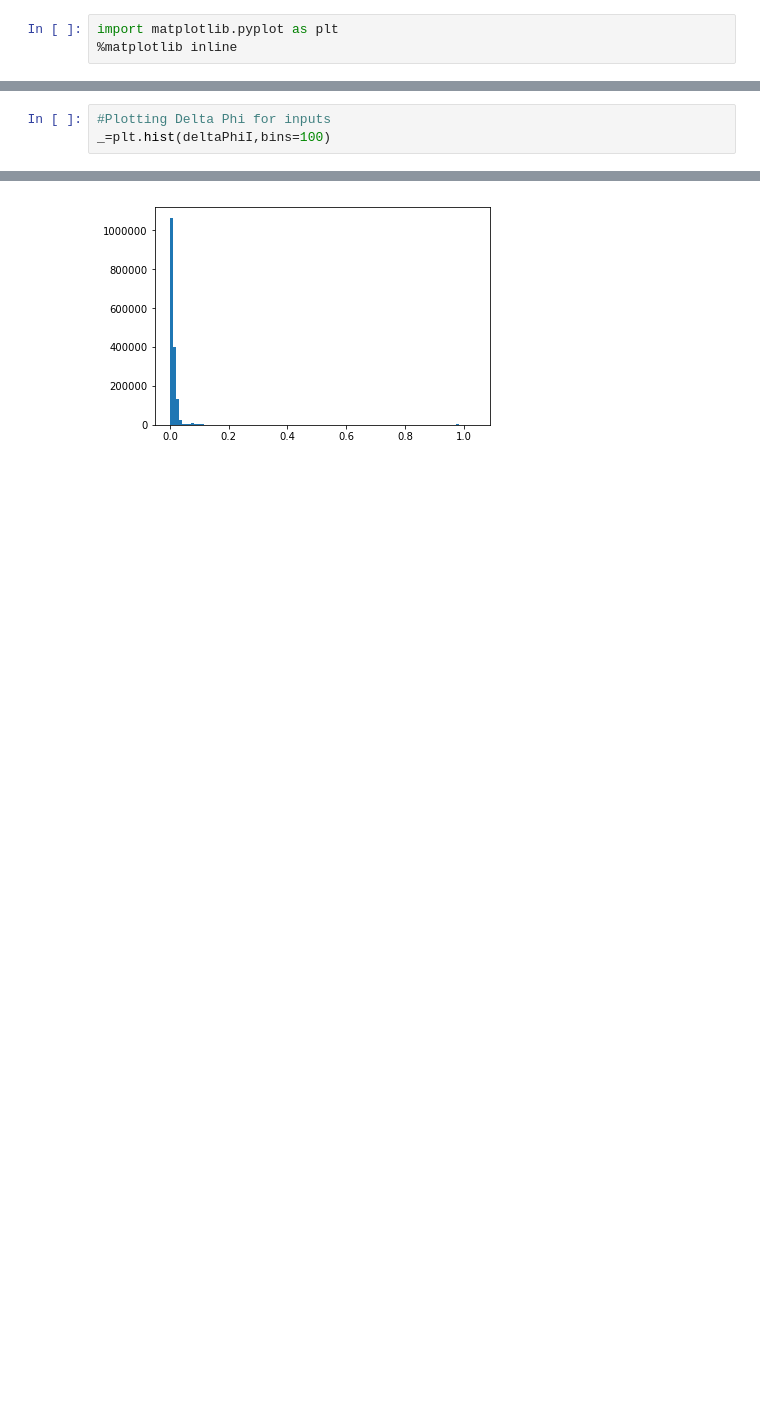
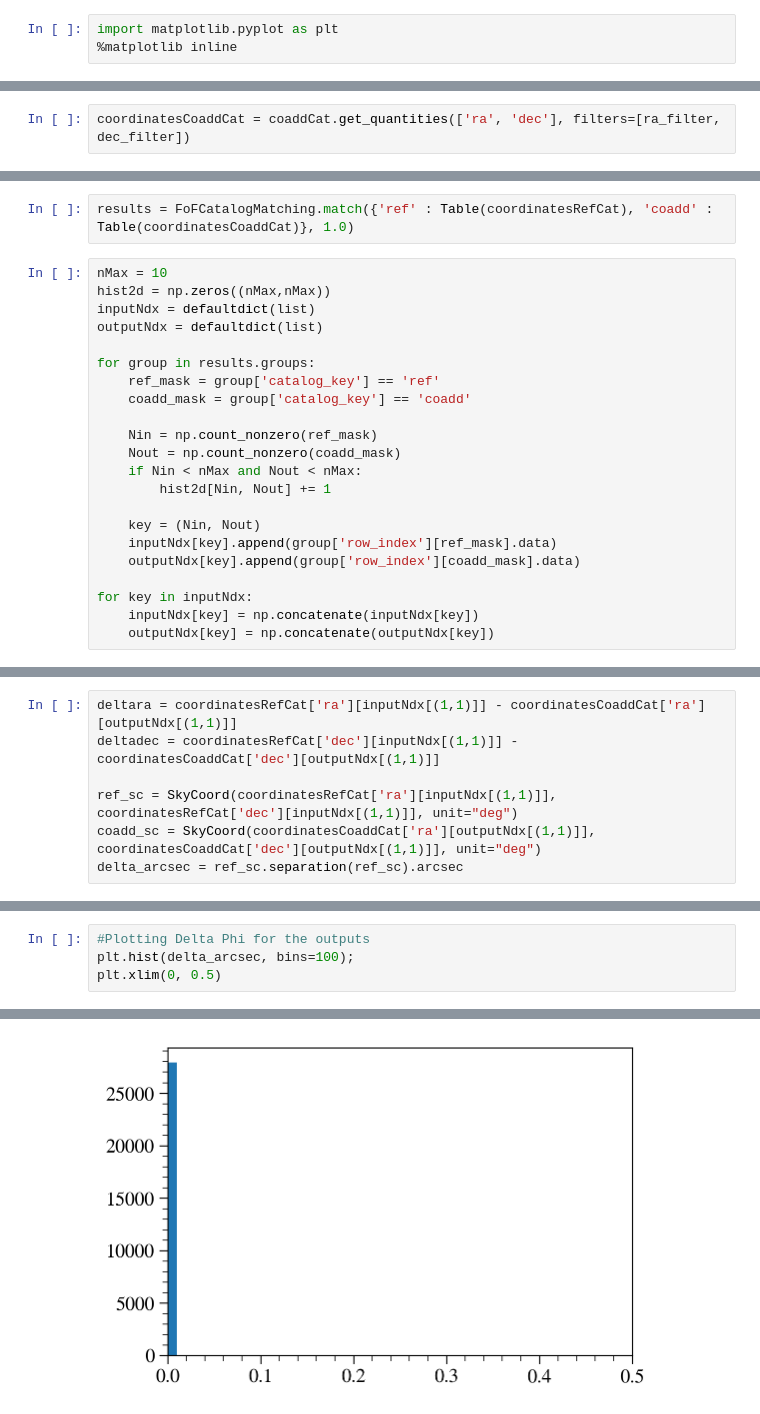
Before and after one commit to LSSTDESC/DC2-production, a Jupyter notebook: Notebooks/FoFCatalogMatching Histogram.ipynb, the cells around one changed output, grey strips where cells are left out. Saved outputs shown, nothing was run; the diff lists cells and outputs as text; blank space fills up the shorter version.

```diff
--- a/Notebooks/FoFCatalogMatching Histogram.ipynb
+++ b/Notebooks/FoFCatalogMatching Histogram.ipynb
@@ -120,0 +44,2 @@ hist2d[1,0],hist2d[0,1]
+# %%
+coordinatesCoaddCat = coaddCat.get_quantities(['ra', 'dec'], filters=[ra_filter, dec_filter])
@@ -121,3 +54,27 @@ hist2d[1,0],hist2d[0,1]
+# %%
+results = FoFCatalogMatching.match({'ref' : Table(coordinatesRefCat), 'coadd' : Table(coordinatesCoaddCat)}, 1.0)
+# %%
+nMax = 10
+hist2d = np.zeros((nMax,nMax))
+inputNdx = defaultdict(list)
+outputNdx = defaultdict(list)
+
+for group in results.groups:
+    ref_mask = group['catalog_key'] == 'ref'
+    coadd_mask = group['catalog_key'] == 'coadd'
+
+    Nin = np.count_nonzero(ref_mask)
+    Nout = np.count_nonzero(coadd_mask)
+    if Nin < nMax and Nout < nMax:
+        hist2d[Nin, Nout] += 1
+
+    key = (Nin, Nout)
+    inputNdx[key].append(group['row_index'][ref_mask].data)
+    outputNdx[key].append(group['row_index'][coadd_mask].data)
+
+for key in inputNdx:
+    inputNdx[key] = np.concatenate(inputNdx[key])
+    outputNdx[key] = np.concatenate(outputNdx[key])
 # %%
 plt.imshow(hist2d.T, extent=(-0.5,nMax+0.5,-0.5,nMax+0.5),origin='lower')
 plt.xlabel('Number of Inputs')
@@ -137 +87,8 @@ deltadec=decCoordinatesInputCat[inputNdx[(1,1)][:,0]]-decCoordinatesOutputCat[ou
+# %%
+deltara = coordinatesRefCat['ra'][inputNdx[(1,1)]] - coordinatesCoaddCat['ra'][outputNdx[(1,1)]]
+deltadec = coordinatesRefCat['dec'][inputNdx[(1,1)]] - coordinatesCoaddCat['dec'][outputNdx[(1,1)]]
+
+ref_sc = SkyCoord(coordinatesRefCat['ra'][inputNdx[(1,1)]], coordinatesRefCat['dec'][inputNdx[(1,1)]], unit="deg")
+coadd_sc = SkyCoord(coordinatesCoaddCat['ra'][outputNdx[(1,1)]], coordinatesCoaddCat['dec'][outputNdx[(1,1)]], unit="deg")
+delta_arcsec = ref_sc.separation(ref_sc).arcsec
 # %%
@@ -146,4 +103,5 @@ plt.show()
 # %%
-#Plotting Delta Phi for inputs
-_=plt.hist(deltaPhiI,bins=100)
+#Plotting Delta Phi for the outputs
+plt.hist(delta_arcsec, bins=100);
+plt.xlim(0, 0.5)
 # %% [output]
@@ -150 +109 @@ _=plt.hist(deltaPhiI,bins=100)
-[figure, old version]
+[figure, new version]
```
Also changed, not shown: parts of 34 cells of this notebook, 3 other files.
